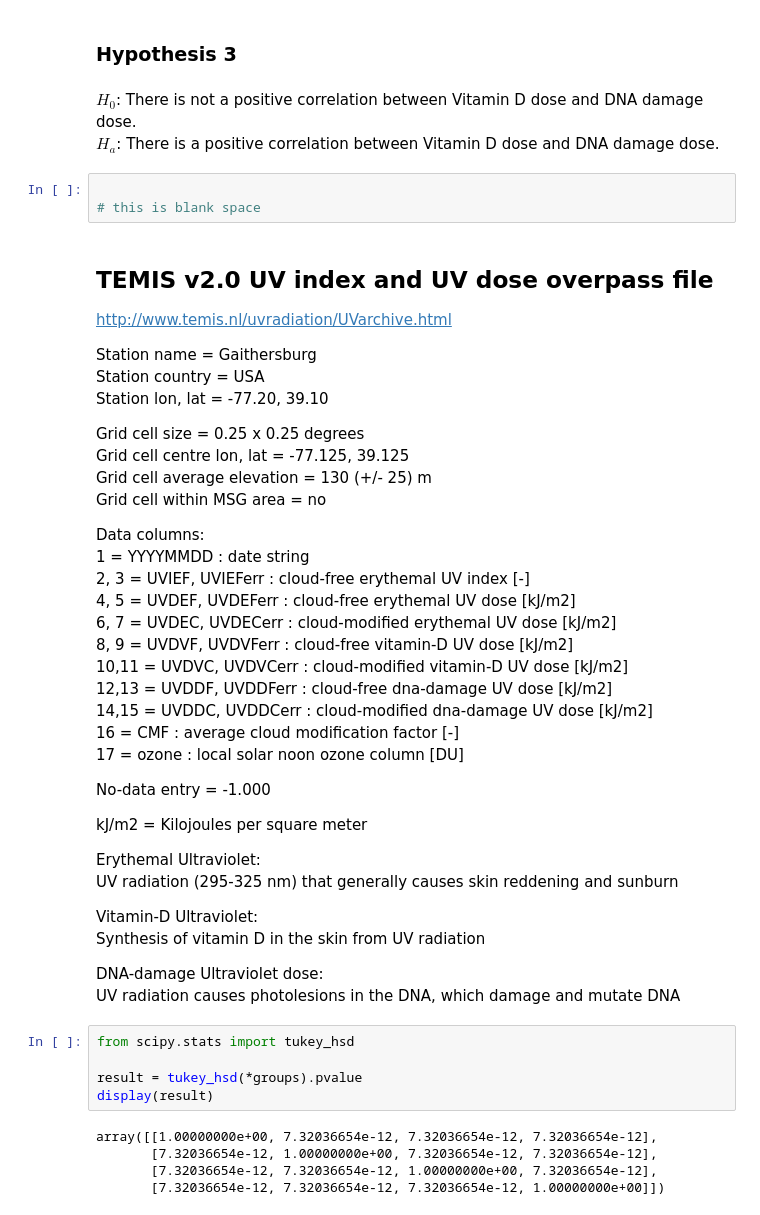
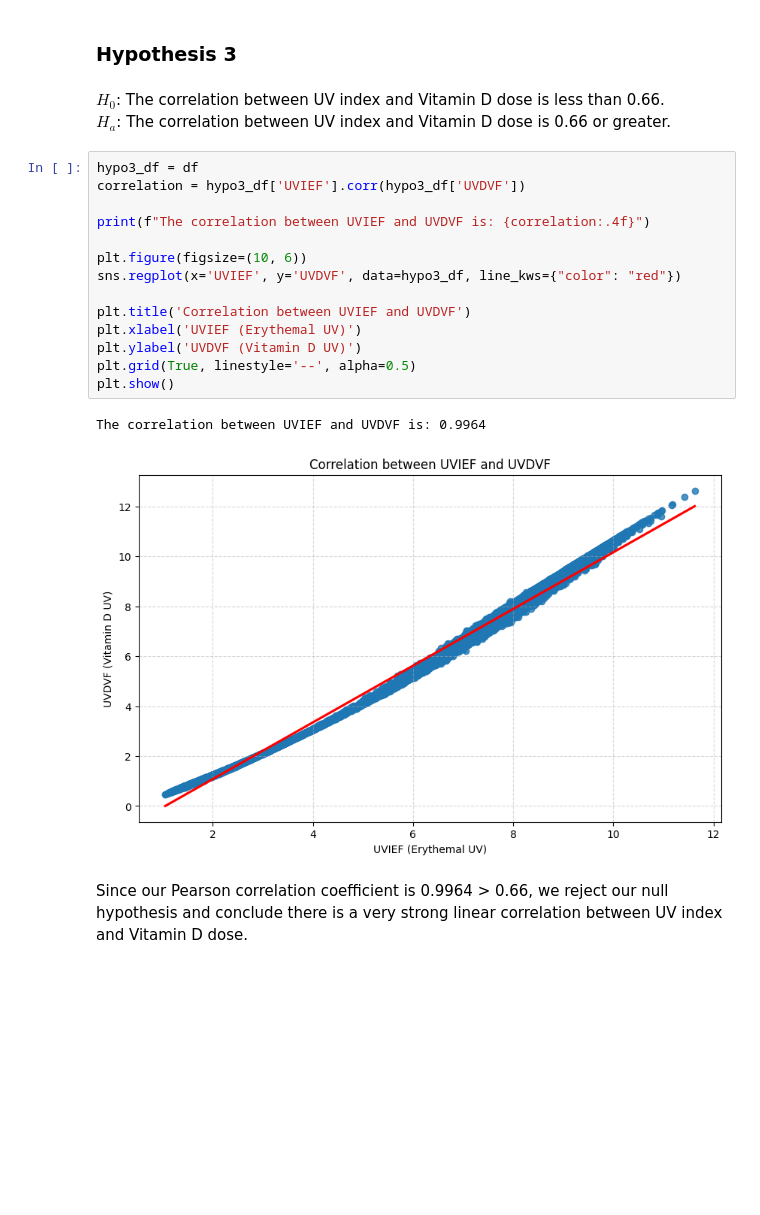
Before and after one commit to mrybak06/cmsc320-project, a Jupyter notebook: uv_Gaithersburg_USA_jupyter.ipynb, the cells around one changed output. Drawn from its saved outputs; the diff is of its cells as text; blank space fills up the shorter version.

```diff
--- a/uv_Gaithersburg_USA_jupyter.ipynb
+++ b/uv_Gaithersburg_USA_jupyter.ipynb
@@ -209,56 +253,24 @@ Indeed, with a p-value of $0.0011 < 0.05$, we can safely reject the null and con
 # %% [markdown]
 ### Hypothesis 3
 # %% [markdown]
-$H_0$: There is not a positive correlation between Vitamin D dose and DNA damage dose.
-$H_a$: There is a positive correlation between Vitamin D dose and DNA damage dose.
+$H_0$: The correlation between UV index and Vitamin D dose is less than 0.66.
+$H_a$: The correlation between UV index and Vitamin D dose is 0.66 or greater.
-# %%
-
-# this is blank space
-# %% [markdown]
-TEMIS v2.0 UV index and UV dose overpass file
-------------------------------------------------
-http://www.temis.nl/uvradiation/UVarchive.html
-
-Station name     = Gaithersburg
-Station country  = USA
-Station lon, lat = -77.20, 39.10
-
-Grid cell size              = 0.25 x 0.25 degrees
-Grid cell centre lon, lat   = -77.125, 39.125
-Grid cell average elevation = 130 (+/- 25) m
-Grid cell within MSG area   = no
-
-Data columns:
-    1 = YYYYMMDD        : date string
-    2, 3 = UVIEF, UVIEFerr : cloud-free erythemal UV index      [-]
-    4, 5 = UVDEF, UVDEFerr : cloud-free     erythemal  UV dose  [kJ/m2]
-    6, 7 = UVDEC, UVDECerr : cloud-modified erythemal  UV dose  [kJ/m2]
-    8, 9 = UVDVF, UVDVFerr : cloud-free     vitamin-D  UV dose  [kJ/m2]
-    10,11 = UVDVC, UVDVCerr : cloud-modified vitamin-D  UV dose  [kJ/m2]
-    12,13 = UVDDF, UVDDFerr : cloud-free     dna-damage UV dose  [kJ/m2]
-    14,15 = UVDDC, UVDDCerr : cloud-modified dna-damage UV dose  [kJ/m2]
-    16 = CMF             : average cloud modification factor  [-]
-    17 = ozone           : local solar noon ozone column      [DU]
-
-No-data entry = -1.000
-
-kJ/m2 = Kilojoules per square meter
-
-Erythemal Ultraviolet:
-UV radiation (295-325 nm) that generally causes skin reddening and sunburn
-
-Vitamin-D Ultraviolet:
-Synthesis of vitamin D in the skin from UV radiation
-
-DNA-damage Ultraviolet dose:
-UV radiation causes photolesions in the DNA, which damage and mutate DNA
-# %%
-from scipy.stats import tukey_hsd
-
-result = tukey_hsd(*groups).pvalue
-display(result)
-# %% [output]
-array([[1.00000000e+00, 7.32036654e-12, 7.32036654e-12, 7.32036654e-12],
-       [7.32036654e-12, 1.00000000e+00, 7.32036654e-12, 7.32036654e-12],
-       [7.32036654e-12, 7.32036654e-12, 1.00000000e+00, 7.32036654e-12],
-       [7.32036654e-12, 7.32036654e-12, 7.32036654e-12, 1.00000000e+00]])
+# %%
+hypo3_df = df
+correlation = hypo3_df['UVIEF'].corr(hypo3_df['UVDVF'])
+
+print(f"The correlation between UVIEF and UVDVF is: {correlation:.4f}")
+
+plt.figure(figsize=(10, 6))
+sns.regplot(x='UVIEF', y='UVDVF', data=hypo3_df, line_kws={"color": "red"})
+
+plt.title('Correlation between UVIEF and UVDVF')
+plt.xlabel('UVIEF (Erythemal UV)')
+plt.ylabel('UVDVF (Vitamin D UV)')
+plt.grid(True, linestyle='--', alpha=0.5)
+plt.show()
+# %% [output]
+The correlation between UVIEF and UVDVF is: 0.9964
+[figure, added]
+# %% [markdown]
+Since our Pearson correlation coefficient is 0.9964 > 0.66, we reject our null hypothesis and conclude there is a very strong linear correlation between UV index and Vitamin D dose.
```
Also changed, not shown: parts of 6 cells of this notebook.
